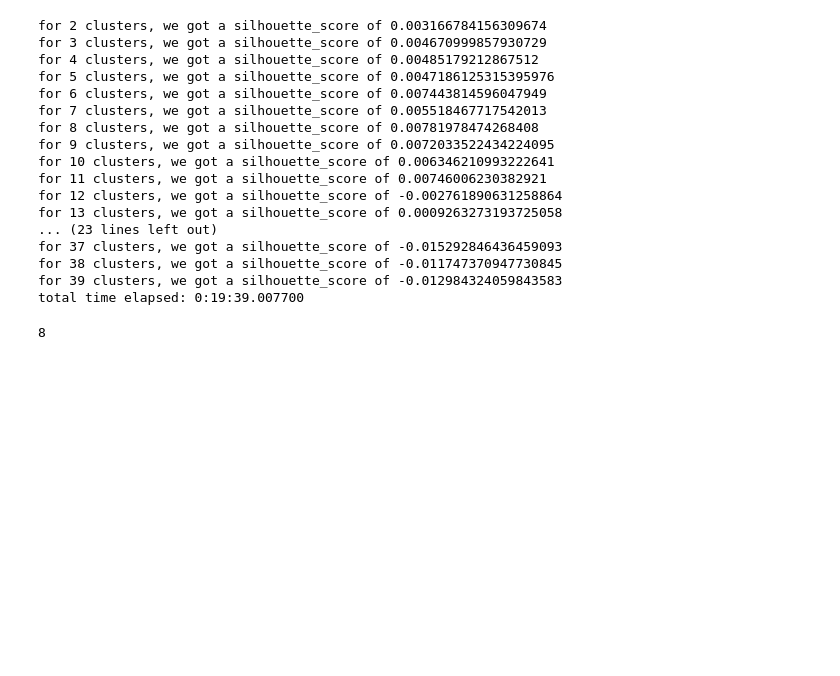
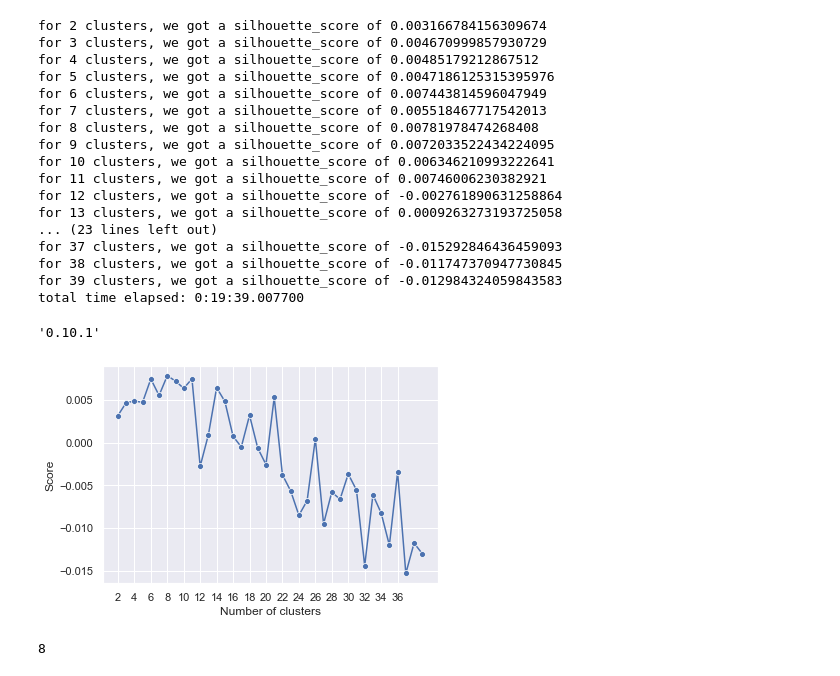
Before and after one commit to 50sotero/xml_abstract-text_clustering, a Jupyter notebook: teste.ipynb, the cells around one changed output. Cells and saved outputs as stored; diff of their text form; code cells hidden in the pictures; blank space fills up the shorter version.

```diff
--- a/teste.ipynb
+++ b/teste.ipynb
@@ -275,6 +275,22 @@ total time elapsed: 0:19:39.007700
 #from now on I will move forward with the MBKmeans algorithm
 #due to its significantly faster processing which allowed me to test more hyphotesis while mantaining similar accuracy overall
 #even though 'KMeans' yielded better scores with higher clusters, I still choose to go on with 'MiniBatchKMeans'
+# %%
+import seaborn as sns
+sns.set(style="darkgrid")
+sns.__version__
+# %% [output]
+'0.10.1'
+# %%
+#plotting number of clusters x score to help us visualize better how the score behaves when the number of cluster varies
+fig, ax = plt.subplots()
+sns.lineplot(x=numbcluster,y=score,marker='o')
+plt.xlabel('Number of clusters')
+plt.ylabel('Score')
+ax.set_xticks(range(2,len(numbcluster),2))
+plt.show()
+# %% [output]
+[figure, added]
 # %%
 df = pd.DataFrame(score,index=numbcluster)
 # %%
```
